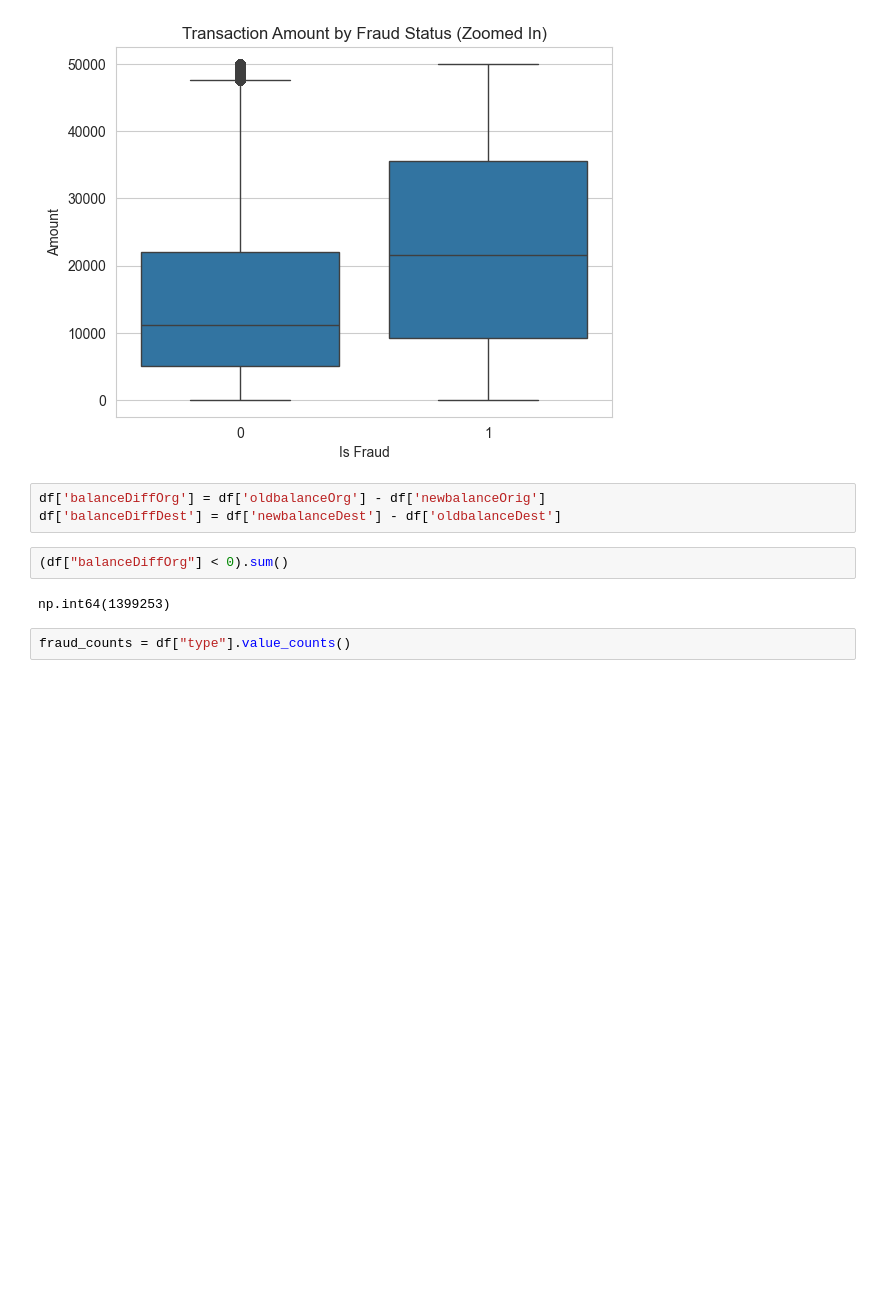
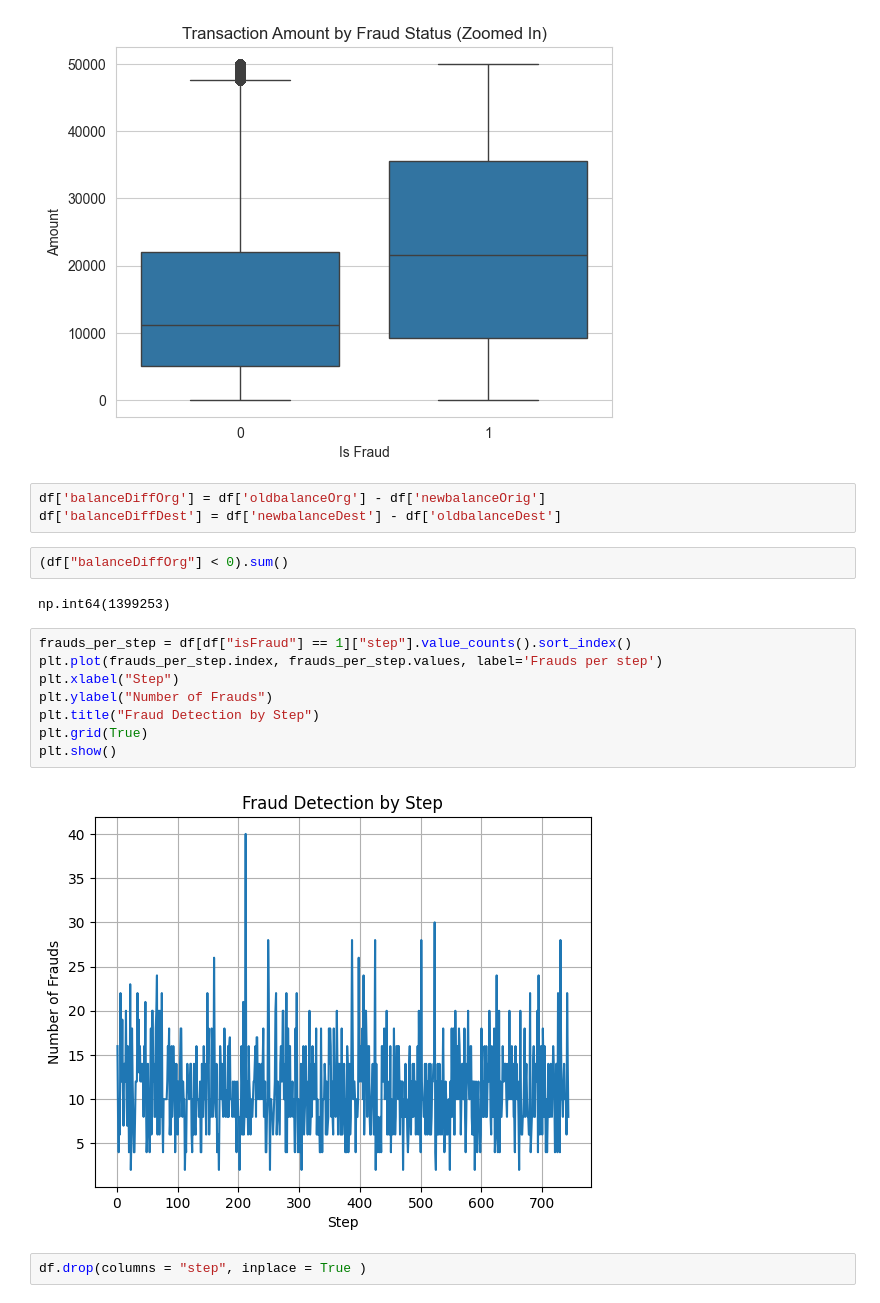
Before and after one commit to hansikasharma/mlProjects, a Jupyter notebook: fraudDetection/analysis_model.ipynb, the cells around one changed output. Drawn from its saved outputs; the diff is of its cells as text; blank space fills up the shorter version.

```diff
--- a/fraudDetection/analysis_model.ipynb
+++ b/fraudDetection/analysis_model.ipynb
@@ -134,4 +134,14 @@ df['balanceDiffDest'] = df['newbalanceDest'] - df['oldbalanceDest']
 # %% [output]
 np.int64(1399253)
 # %%
-fraud_counts = df["type"].value_counts()
+frauds_per_step = df[df["isFraud"] == 1]["step"].value_counts().sort_index()
+plt.plot(frauds_per_step.index, frauds_per_step.values, label='Frauds per step')
+plt.xlabel("Step")
+plt.ylabel("Number of Frauds")
+plt.title("Fraud Detection by Step")
+plt.grid(True)
+plt.show()
+# %% [output]
+[figure, added]
+# %%
+df.drop(columns = "step", inplace = True )
```
Also changed, not shown: parts of 23 cells of this notebook.
